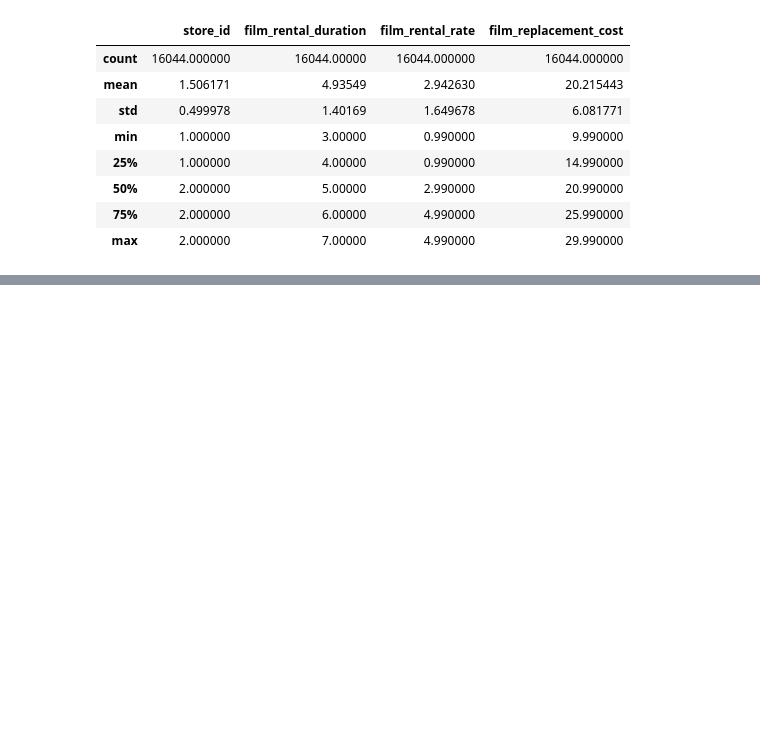
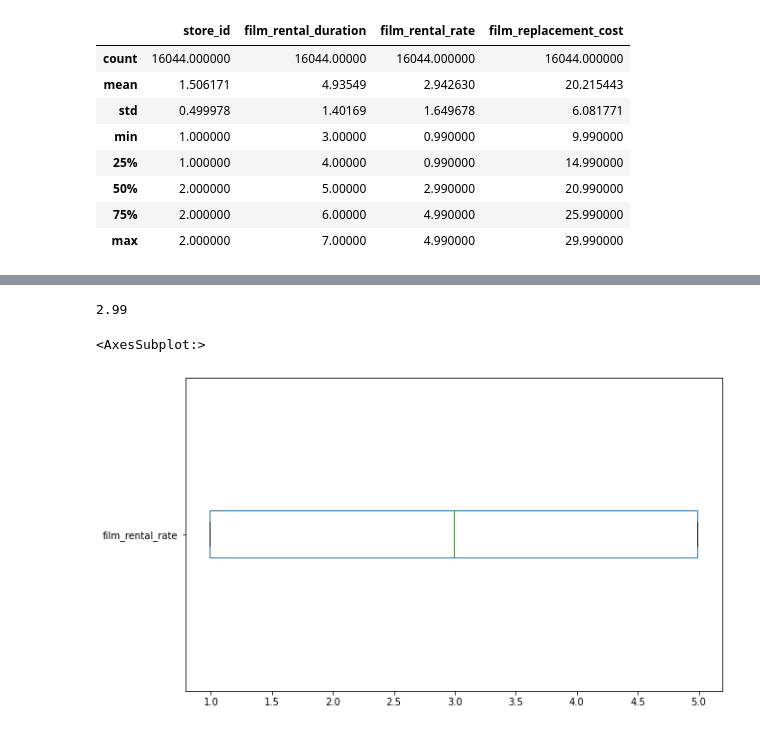
Before and after one commit to LesleyBonyo/Data-science, a Jupyter notebook: Jan_22_fcc.ipynb, the cells around one changed output, grey strips where cells are left out. Cells and saved outputs as stored; diff of their text form; code cells hidden in the pictures; blank space fills up the shorter version.

```diff
--- a/Jan_22_fcc.ipynb
+++ b/Jan_22_fcc.ipynb
@@ -72,0 +91,9 @@ df.describe()
+# %%
+df['film_rental_rate'].median()
+# %% [output]
+2.99
+# %%
+df['film_rental_rate'].plot(kind = 'box', vert = False, figsize = (10,6))
+# %% [output]
+<AxesSubplot:>
+[figure, added]
```
Also changed, not shown: parts of 6 cells of this notebook.
